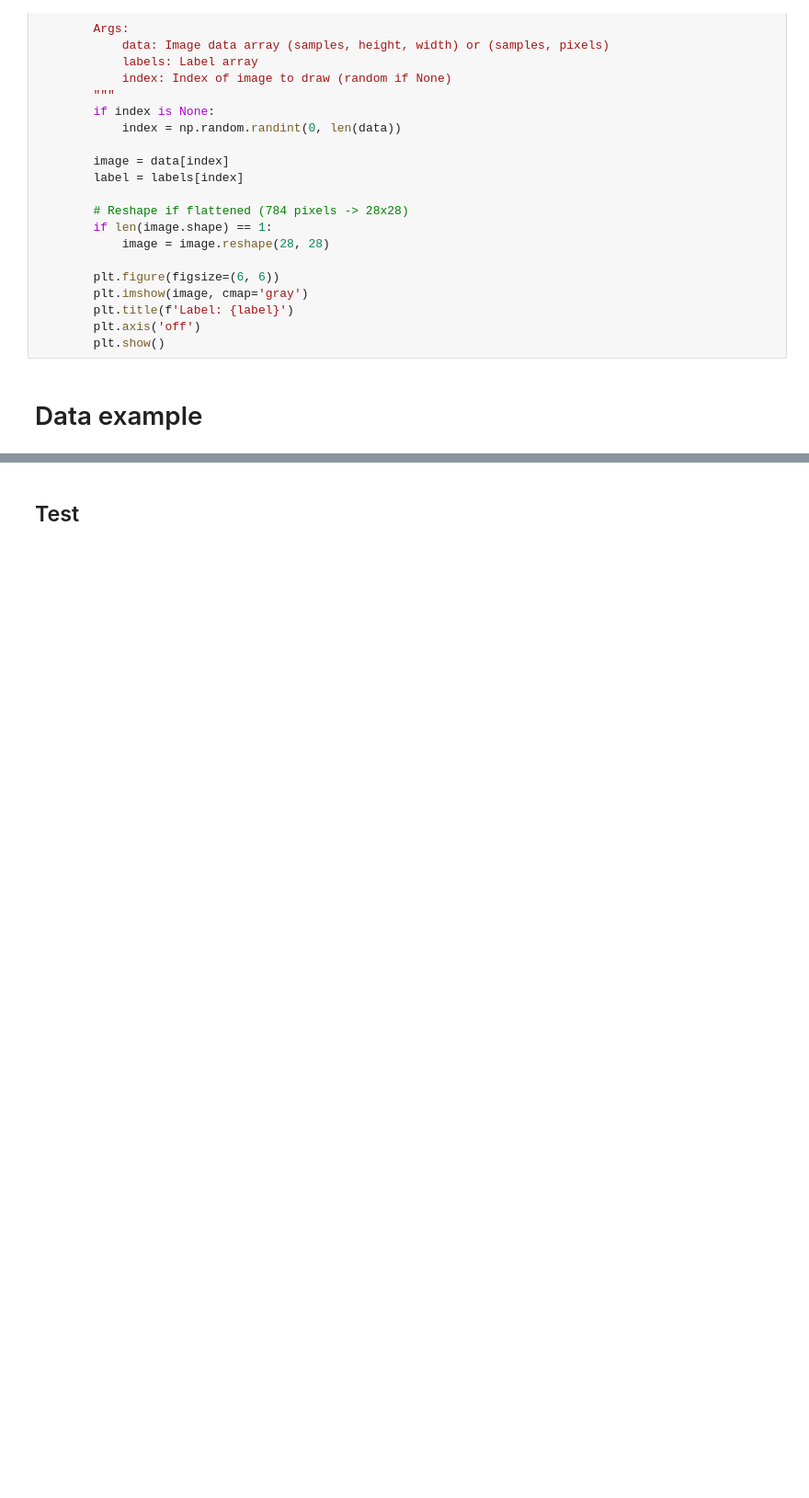
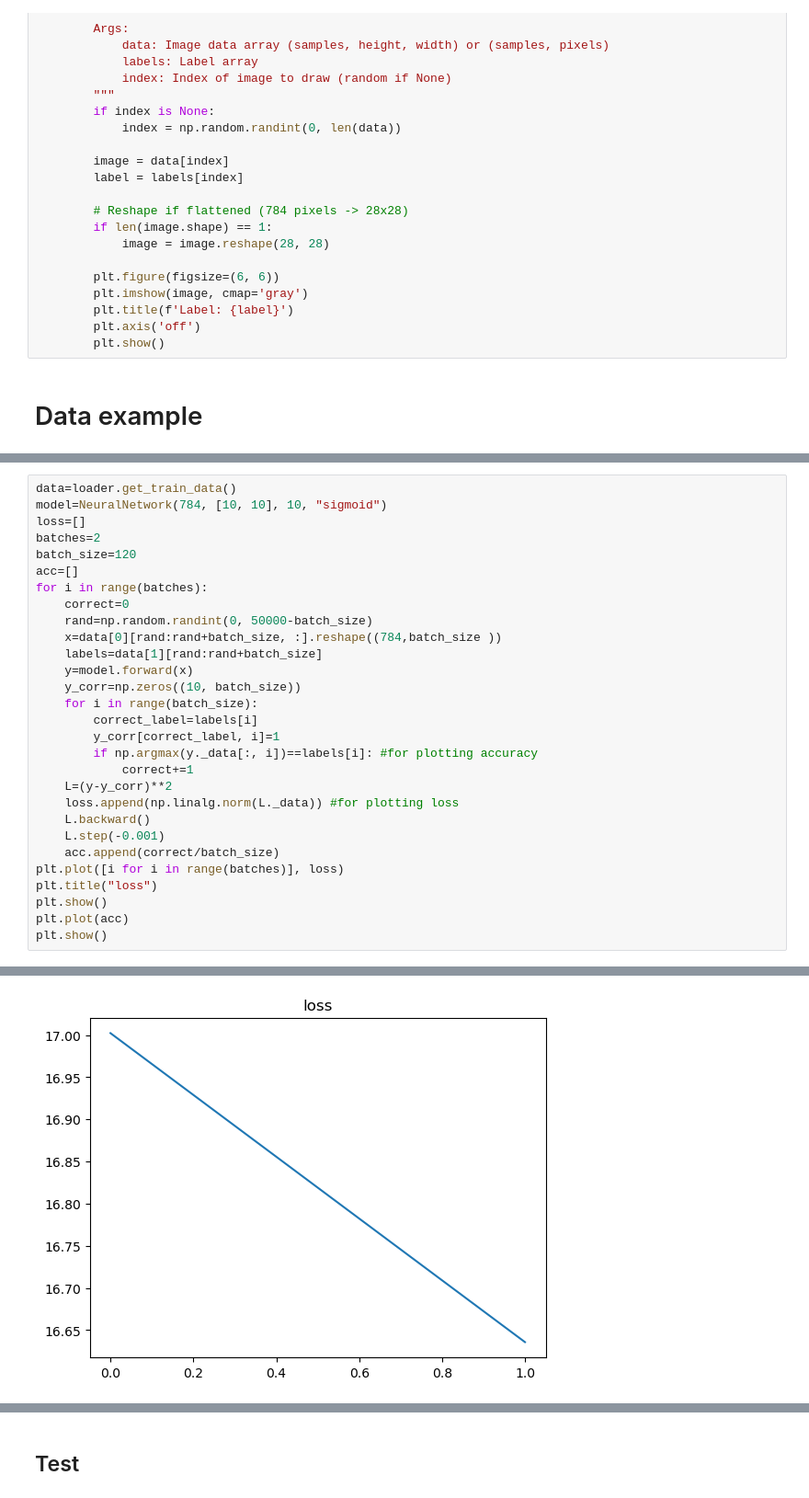
Before and after one commit to VahidFaraji/firstgroup, a Jupyter notebook: notebooks/FNN.ipynb, the cells around one changed output, grey strips where cells are left out. Shown: that part at 92% size. Saved outputs shown, nothing was run; the diff lists cells and outputs as text; blank space fills up the shorter version.

```diff
--- a/notebooks/FNN.ipynb
+++ b/notebooks/FNN.ipynb
@@ -161,0 +403,30 @@ class NeuralNetwork:
+# %%
+data=loader.get_train_data()
+model=NeuralNetwork(784, [10, 10], 10, "sigmoid")
+loss=[]
+batches=2
+batch_size=120
+acc=[]
+for i in range(batches):
+    correct=0
+    rand=np.random.randint(0, 50000-batch_size)
+    x=data[0][rand:rand+batch_size, :].reshape((784,batch_size ))
+    labels=data[1][rand:rand+batch_size]
+    y=model.forward(x)
+    y_corr=np.zeros((10, batch_size))
+    for i in range(batch_size):
+        correct_label=labels[i]
+        y_corr[correct_label, i]=1
+        if np.argmax(y._data[:, i])==labels[i]: #for plotting accuracy
+            correct+=1
+    L=(y-y_corr)**2
+    loss.append(np.linalg.norm(L._data)) #for plotting loss
+    L.backward()
+    L.step(-0.001)
+    acc.append(correct/batch_size)
+plt.plot([i for i in range(batches)], loss)
+plt.title("loss")
+plt.show()
+plt.plot(acc)
+plt.show()
+# %% [output]
@@ -161,0 +450 @@ class NeuralNetwork:
+[figure, added]
```
Also changed, not shown: parts of 5 cells of this notebook.
